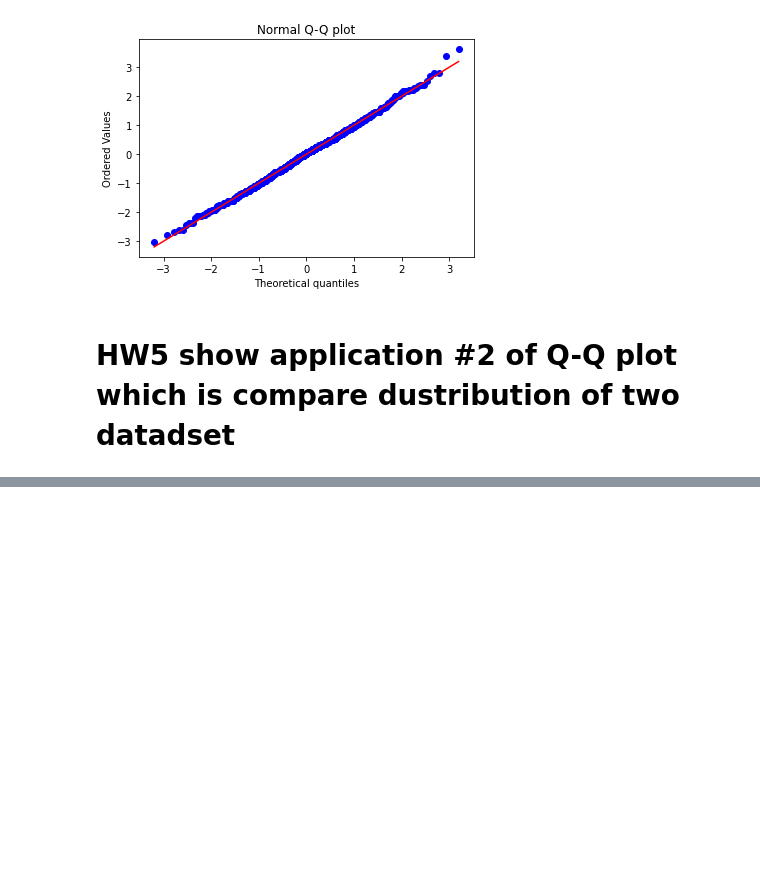
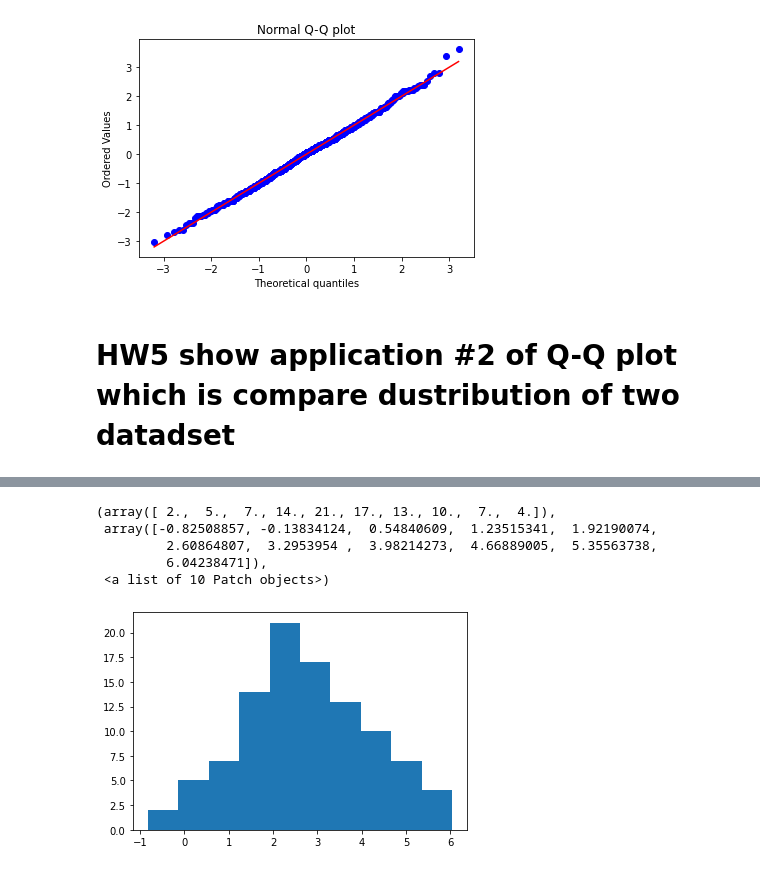
Before and after one commit to Vangolds/DPDM, a Jupyter notebook: Data102.ipynb, the cells around one changed output, grey strips where cells are left out. Cells and saved outputs as stored; diff of their text form; code cells hidden in the pictures; blank space fills up the shorter version.

```diff
--- a/Data102.ipynb
+++ b/Data102.ipynb
@@ -349,0 +353,2 @@ plt.show()
+# %%
+s = np.random.normal(3,1.5,100) #(Mean, SD, N)
@@ -349,0 +378,9 @@ plt.show()
+# %%
+plt.hist(s)
+# %% [output]
+(array([ 2.,  5.,  7., 14., 21., 17., 13., 10.,  7.,  4.]),
+ array([-0.82508857, -0.13834124,  0.54840609,  1.23515341,  1.92190074,
+         2.60864807,  3.2953954 ,  3.98214273,  4.66889005,  5.35563738,
+         6.04238471]),
+ <a list of 10 Patch objects>)
+[figure, added]
```
Also changed, not shown: parts of 26 cells of this notebook.
